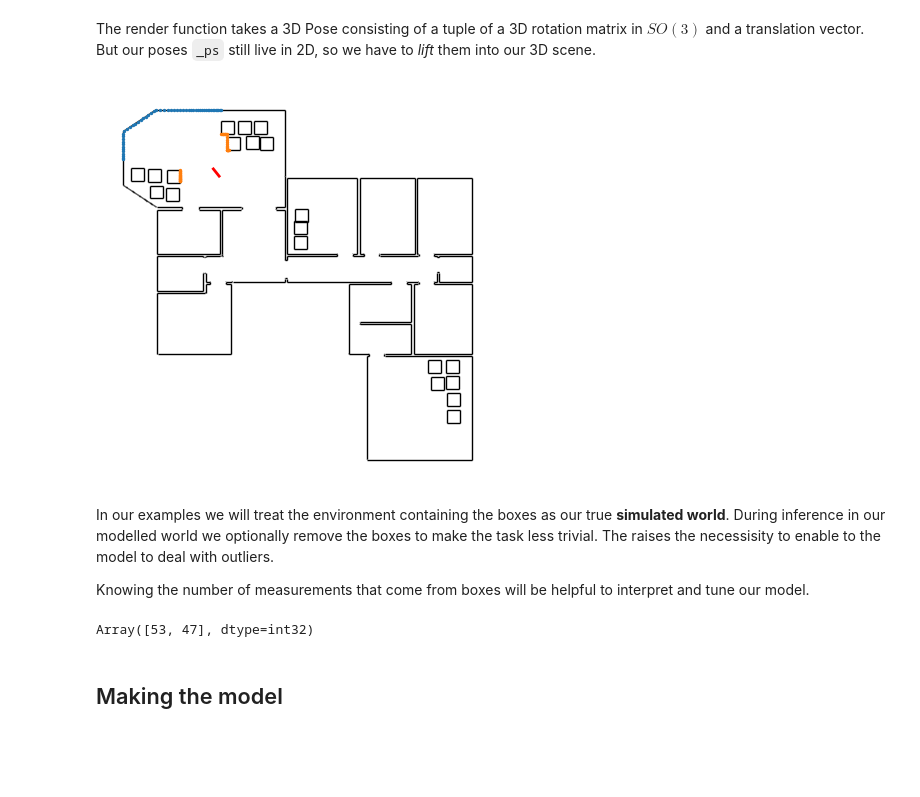
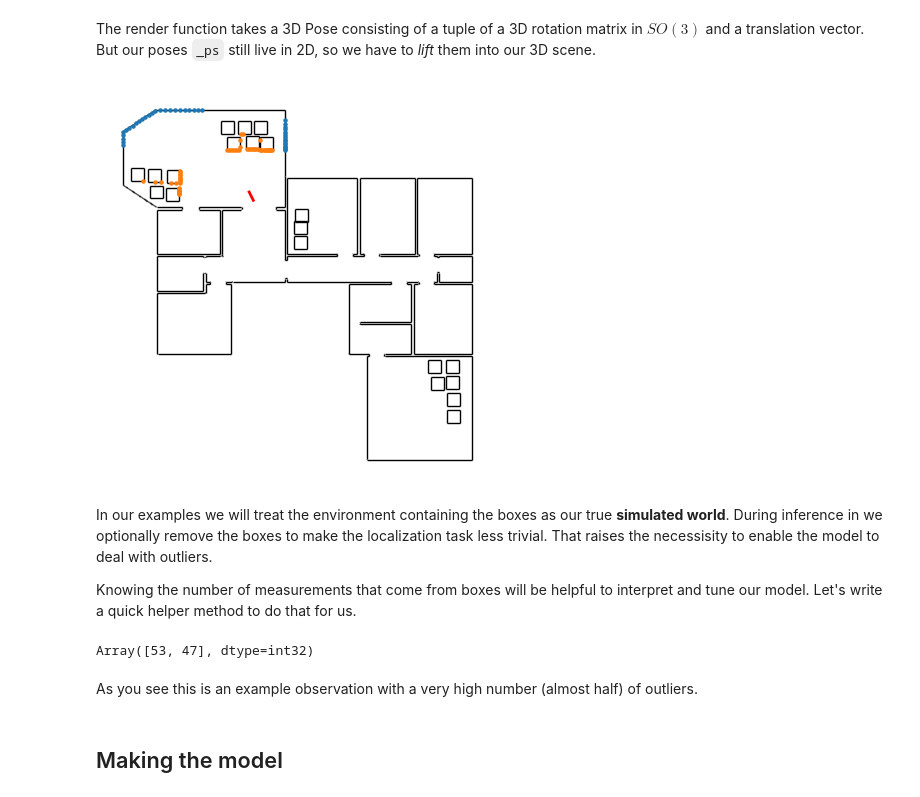
Before and after one commit to probcomp/chi-sight-mkl, a Jupyter notebook: notebooks/22 - Hierarchical Sensor Model - Teaching.ipynb, the cells around one changed output. Saved outputs shown, nothing was run; the diff lists cells and outputs as text; code cells hidden in the pictures; blank space fills up the shorter version.

```diff
--- a/notebooks/22 - Hierarchical Sensor Model - Teaching.ipynb
+++ b/notebooks/22 - Hierarchical Sensor Model - Teaching.ipynb
@@ -129,34 +129,33 @@ def lift_pose(v, z=0.0, pitch=0.0, roll=0.0):
         from_euler(hd) @ CAM_ALONG_X
     )
 # %%
-t  = 40
+t  = 35
 p  = _ps[t]
 X  = render(lift_pose(p), inds=[0,1])
 xs = X[0,:,[0,2]].T
 xs = apply_2dpose(p, xs)
 
 # NOTE: The "semantic layer" should contain ints -- it's identities after all --
 #       but the returned `dtype` of the image is `float64`. To avoid numerical issues
 #       like having entries of the form `1.9999999` and not `2` we reduce the precision
 #       a bit
 is_outlier = X[0,:,3].astype(jnp.float16) == 2
 
 # ===========================
 plt.figure(figsize=(5,5))
 plt.gca().set_aspect(1)
 plt.axis("off")
 plot_segs(_segs, c="k", zorder=-1)
 plot_segs(_boxes, c="k", zorder=-1)
 plot_pose(_ps[t], ax=plt.gca())
-plt.scatter(*xs[is_outlier==False].T, c="C0", s=2)
-plt.scatter(*xs[is_outlier== True].T, c="C1", s=2)
+plt.scatter(*xs[is_outlier==False].T, c="C0", s=5)
+plt.scatter(*xs[is_outlier== True].T, c="C1", s=5)
 # %% [output]
-[figure, old version]
+[figure, new version]
 # %% [markdown]
-In our examples we will treat the environment containing the boxes as our true **simulated world**.
-During inference in our modelled world we optionally remove the boxes to make the task less trivial. The raises the necessisity to enable to the model to deal with outliers.
+In our examples we will treat the environment containing the boxes as our true **simulated world**. During inference in we optionally remove the boxes to make the localization task less trivial. That raises the necessisity to enable the model to deal with outliers.
 
-Knowing the number of measurements that come from boxes will be helpful to interpret and tune our model.
+Knowing the number of measurements that come from boxes will be helpful to interpret and tune our model. Let's write a quick helper method to do that for us.
 # %%
 def inlier_vs_outlier_counts(t):
     """Deterministic inlier (walls) and outlier (boxes) counts."""
@@ -171,5 +170,7 @@ counts = inlier_vs_outlier_counts(40)
 counts
 # %% [output]
 Array([53, 47], dtype=int32)
+# %% [markdown]
+As you see this is an example observation with a very high number (almost half) of outliers.
 # %% [markdown]
 ## Making the model
```
Also changed, not shown: parts of 3 cells of this notebook, 2 other files.
